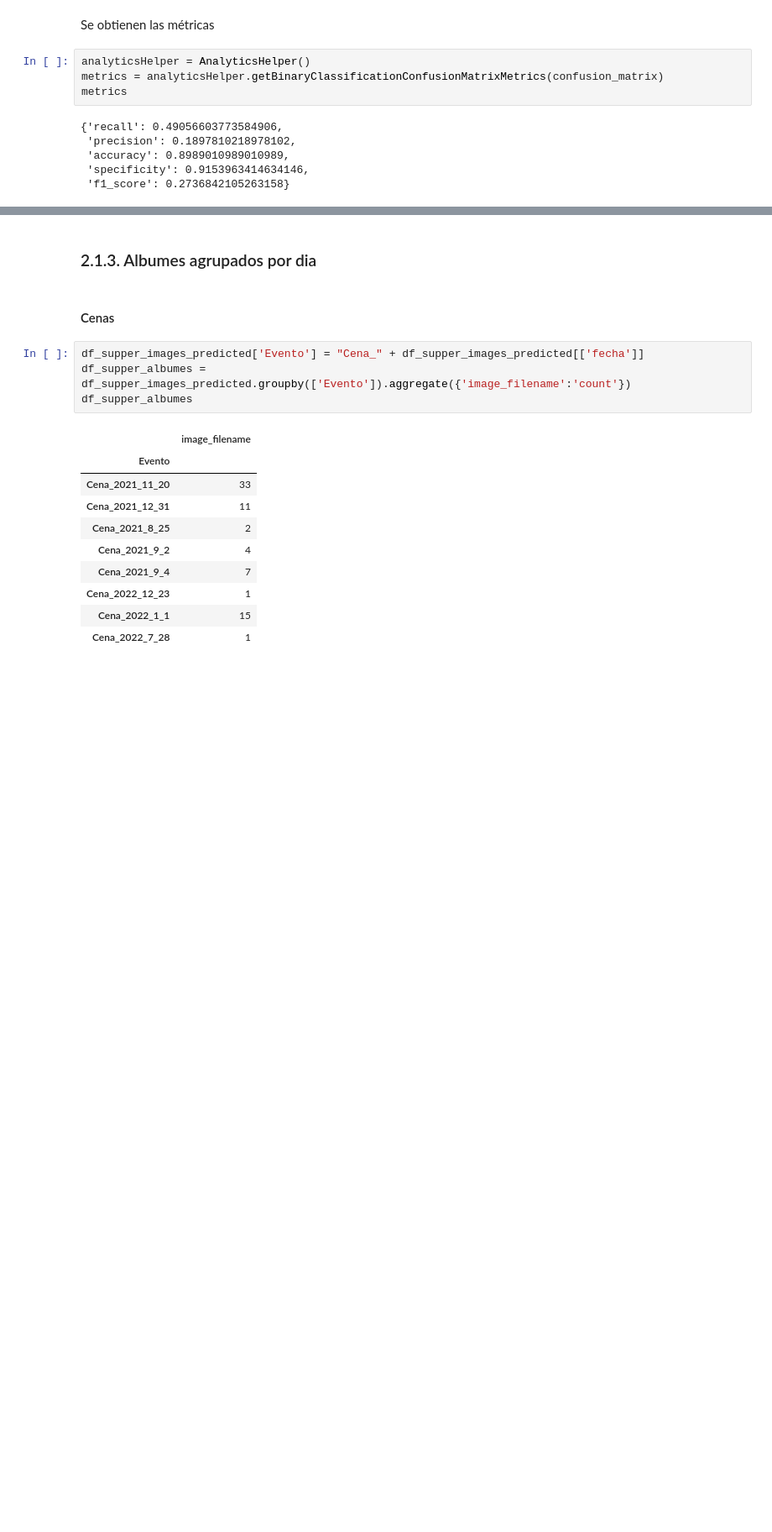
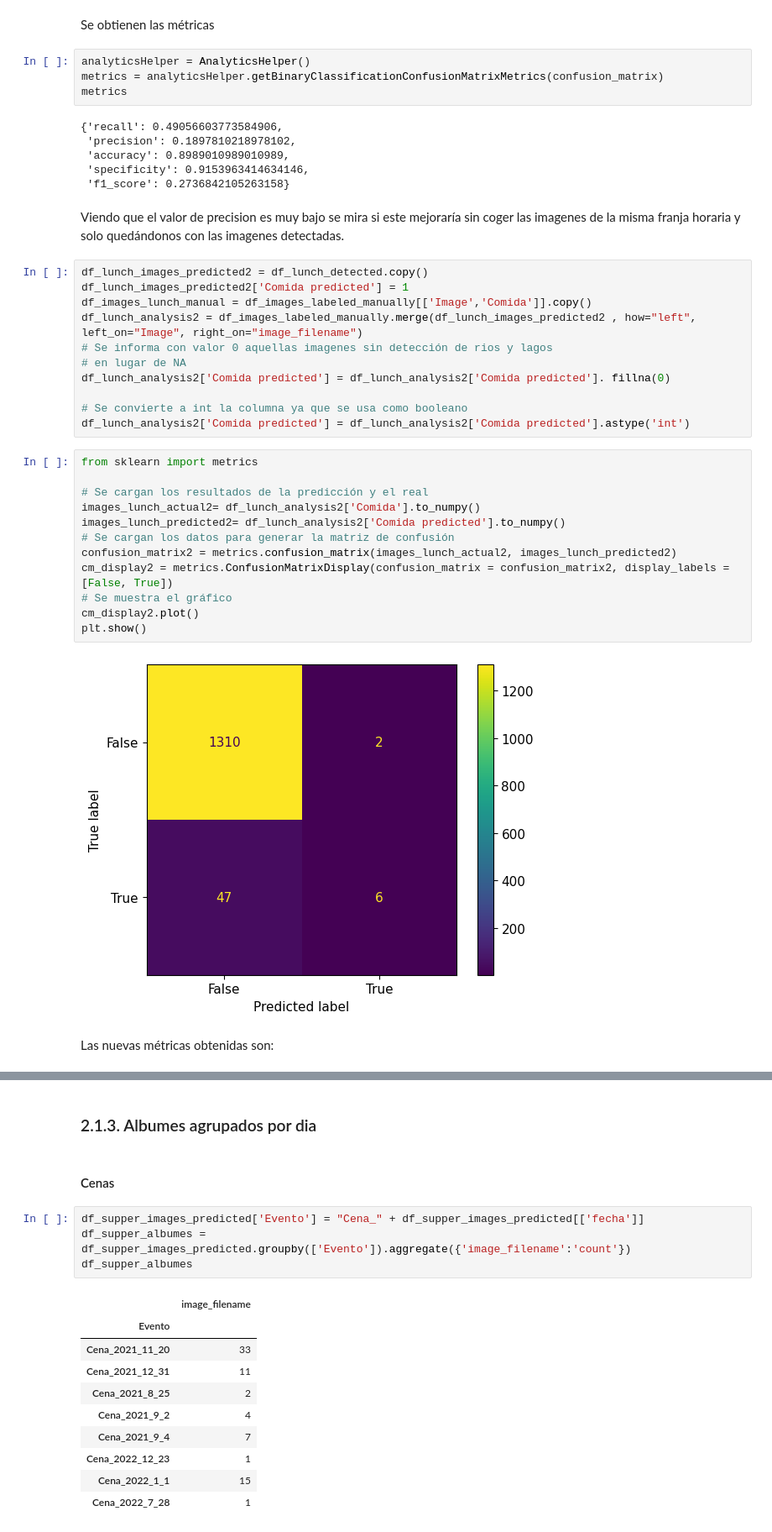
Before and after one commit to dcarretero/UOC_Master_DS_TFM, a Jupyter notebook: image_classifier/4_generador_de_albumes.ipynb, the cells around one changed output, grey strips where cells are left out. Shown at 84% size. Saved outputs shown, nothing was run; the diff lists cells and outputs as text; blank space fills up the shorter version.

```diff
--- a/image_classifier/4_generador_de_albumes.ipynb
+++ b/image_classifier/4_generador_de_albumes.ipynb
@@ -179,3 +179,32 @@ metrics
  'accuracy': 0.8989010989010989,
  'specificity': 0.9153963414634146,
  'f1_score': 0.2736842105263158}
+# %% [markdown]
+Viendo que el valor de precision es muy bajo se mira si este mejoraría sin coger las imagenes de la misma franja horaria y solo quedándonos con las imagenes detectadas.
+# %%
+df_lunch_images_predicted2 = df_lunch_detected.copy()
+df_lunch_images_predicted2['Comida predicted'] = 1
+df_images_lunch_manual = df_images_labeled_manually[['Image','Comida']].copy()
+df_lunch_analysis2 = df_images_labeled_manually.merge(df_lunch_images_predicted2 , how="left", left_on="Image", right_on="image_filename")
+# Se informa con valor 0 aquellas imagenes sin detección de rios y lagos
+# en lugar de NA
+df_lunch_analysis2['Comida predicted'] = df_lunch_analysis2['Comida predicted']. fillna(0)
+
+# Se convierte a int la columna ya que se usa como booleano
+df_lunch_analysis2['Comida predicted'] = df_lunch_analysis2['Comida predicted'].astype('int')
+# %%
+from sklearn import metrics
+
+# Se cargan los resultados de la predicción y el real
+images_lunch_actual2= df_lunch_analysis2['Comida'].to_numpy()
+images_lunch_predicted2= df_lunch_analysis2['Comida predicted'].to_numpy()
+# Se cargan los datos para generar la matriz de confusión
+confusion_matrix2 = metrics.confusion_matrix(images_lunch_actual2, images_lunch_predicted2)
+cm_display2 = metrics.ConfusionMatrixDisplay(confusion_matrix = confusion_matrix2, display_labels = [False, True])
+# Se muestra el gráfico
+cm_display2.plot()
+plt.show()
+# %% [output]
+[figure, added]
+# %% [markdown]
+Las nuevas métricas obtenidas son:
```
Also changed, not shown: parts of 14 cells of this notebook, 3 other files.
